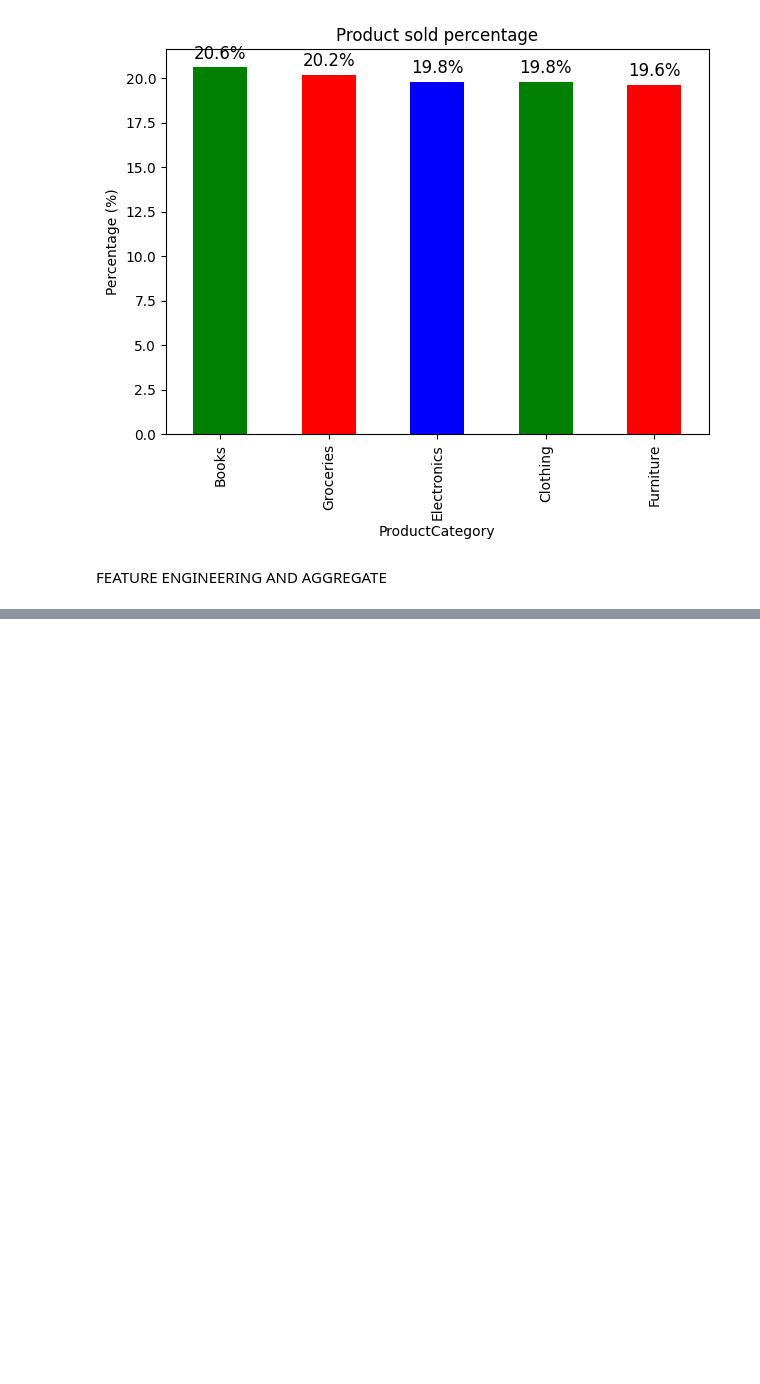
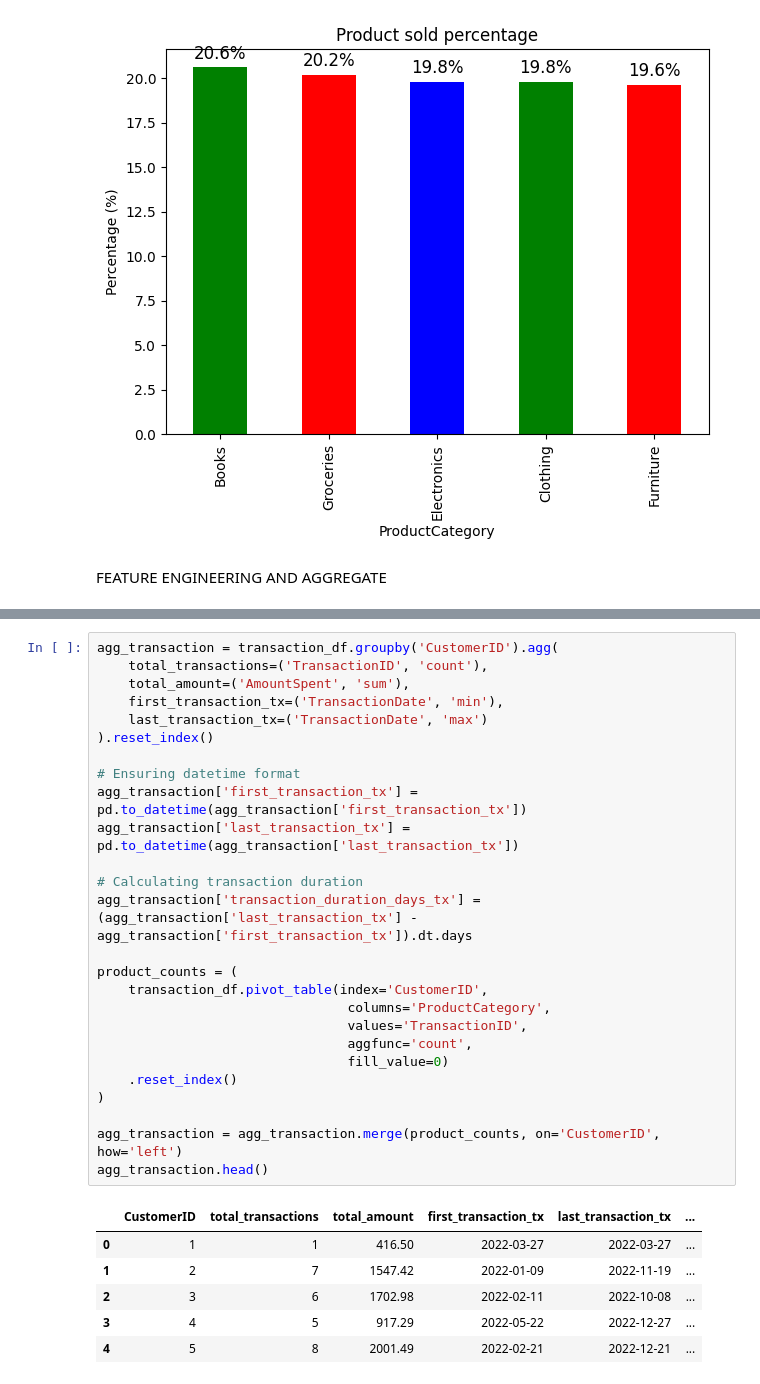
Before and after one commit to cjordan239/Loydbank_ds, a Jupyter notebook: task1.ipynb, the cells around one changed output, grey strips where cells are left out. Saved outputs shown, nothing was run; the diff lists cells and outputs as text; blank space fills up the shorter version.

```diff
--- a/task1.ipynb
+++ b/task1.ipynb
@@ -174,0 +231,33 @@ FEATURE ENGINEERING AND AGGREGATE
+# %%
+agg_transaction = transaction_df.groupby('CustomerID').agg(
+    total_transactions=('TransactionID', 'count'),
+    total_amount=('AmountSpent', 'sum'),
+    first_transaction_tx=('TransactionDate', 'min'),
+    last_transaction_tx=('TransactionDate', 'max')
+).reset_index()
+
+# Ensuring datetime format
+agg_transaction['first_transaction_tx'] = pd.to_datetime(agg_transaction['first_transaction_tx'])
+agg_transaction['last_transaction_tx'] = pd.to_datetime(agg_transaction['last_transaction_tx'])
+
+# Calculating transaction duration
+agg_transaction['transaction_duration_days_tx'] = (agg_transaction['last_transaction_tx'] - agg_transaction['first_transaction_tx']).dt.days
+
+product_counts = (
+    transaction_df.pivot_table(index='CustomerID',
+                                columns='ProductCategory',
+                                values='TransactionID',
+                                aggfunc='count',
+                                fill_value=0)
+    .reset_index()
+)
+
+agg_transaction = agg_transaction.merge(product_counts, on='CustomerID', how='left')
+agg_transaction.head()
+# %% [output]
+|  | CustomerID | total_transactions | total_amount | first_transaction_tx | last_transaction_tx | ... |
+| 0 | 1 | 1 | 416.50 | 2022-03-27 | 2022-03-27 | ... |
+| 1 | 2 | 7 | 1547.42 | 2022-01-09 | 2022-11-19 | ... |
+| 2 | 3 | 6 | 1702.98 | 2022-02-11 | 2022-10-08 | ... |
+| 3 | 4 | 5 | 917.29 | 2022-05-22 | 2022-12-27 | ... |
+| 4 | 5 | 8 | 2001.49 | 2022-02-21 | 2022-12-21 | ... |
```
Also changed, not shown: parts of 6 cells of this notebook.
